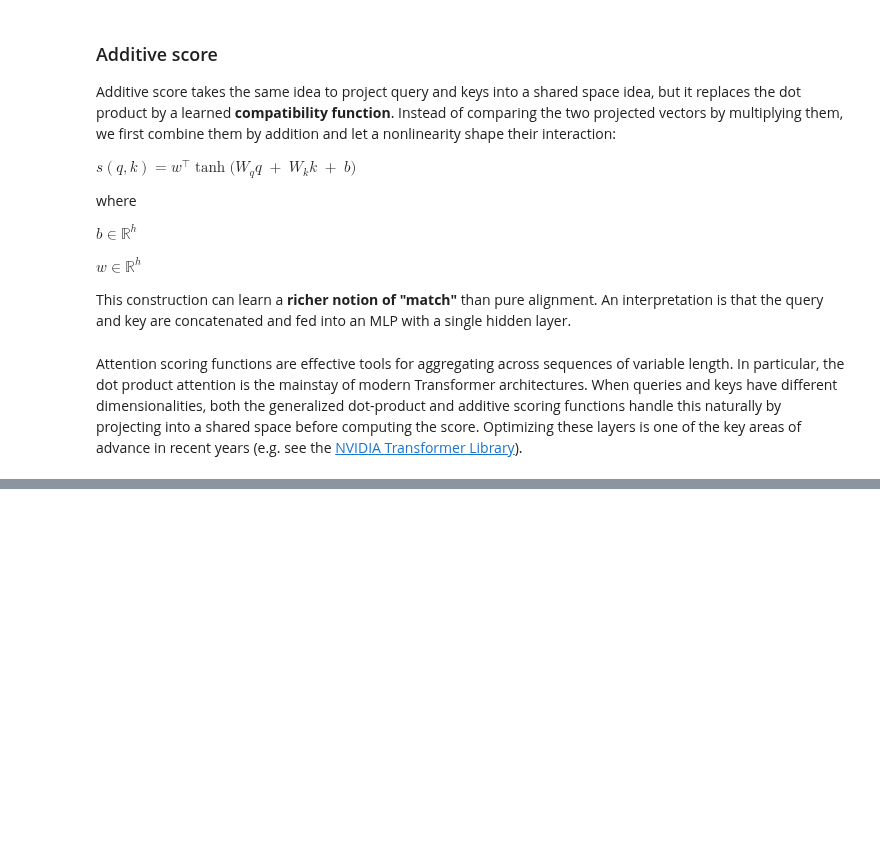
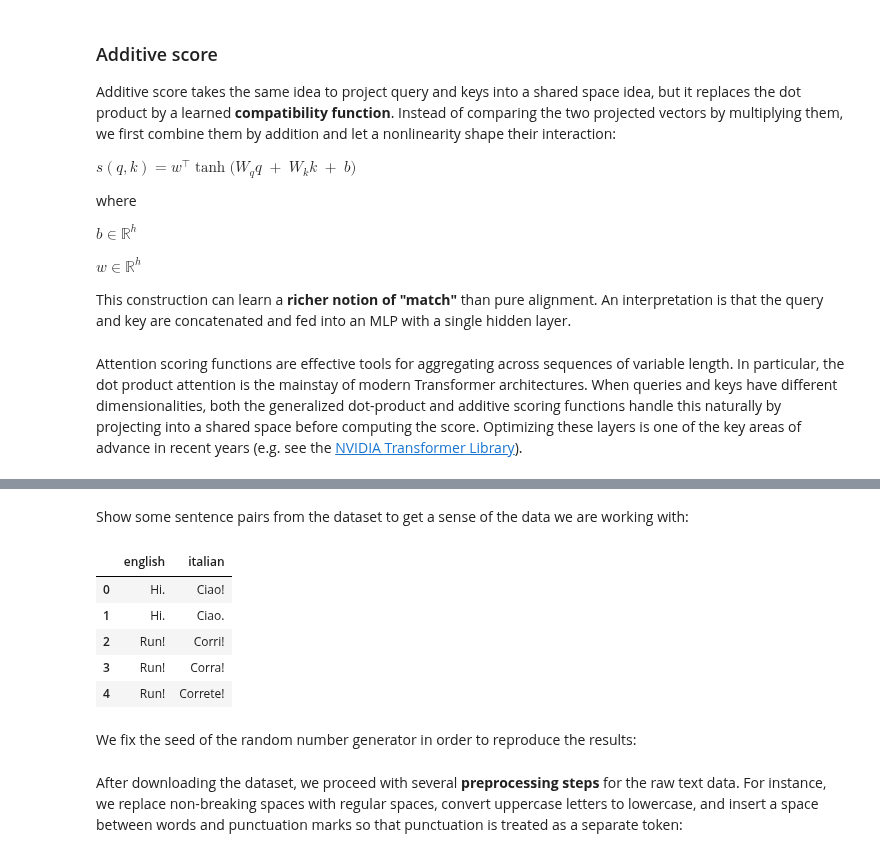
Before and after one commit to riccardoberta/machine-learning, a Jupyter notebook: 15 - Transformers/notes.ipynb, the cells around one changed output, grey strips where cells are left out. Saved outputs shown, nothing was run; the diff lists cells and outputs as text; code cells hidden in the pictures; blank space fills up the shorter version.

```diff
--- a/15 - Transformers/notes.ipynb
+++ b/15 - Transformers/notes.ipynb
@@ -378,0 +412,19 @@ Recall Fig. 10.7.2 which we repeat (Fig. 11.4.1) with some additional detail. Co
+# %%
+import pandas as pd
+
+# Load the English–Italian sentence pairs into a Pandas DataFrame
+eng_ita = pd.read_csv("./data/ita.txt", sep="\t", header=None,
+                   names=["english", "italian", "attribution"],
+                   encoding="utf-8")
+
+# Drop the attribution column (CC-BY licence metadata, not needed for training)
+eng_ita = eng_ita.drop("attribution", axis=1)
+
+# Drop duplicate pairs
+eng_ita = eng_ita.drop_duplicates()
+
+# Reset index after deduplication
+eng_ita = eng_ita.reset_index(drop=True)
+
+# Show some statistics about the dataset
+eng_ita.info()
@@ -378,0 +441,13 @@ Recall Fig. 10.7.2 which we repeat (Fig. 11.4.1) with some additional detail. Co
+# %% [markdown]
+Show some sentence pairs from the dataset to get a sense of the data we are working with:
+# %%
+eng_ita.head()
+# %% [output]
+|  | english | italian |
+| 0 | Hi. | Ciao! |
+| 1 | Hi. | Ciao. |
+| 2 | Run! | Corri! |
+| 3 | Run! | Corra! |
+| 4 | Run! | Correte! |
+# %% [markdown]
+We fix the seed of the random number generator in order to reproduce the results:
@@ -378,0 +465,2 @@ Recall Fig. 10.7.2 which we repeat (Fig. 11.4.1) with some additional detail. Co
+# %% [markdown]
+After downloading the dataset, we proceed with several **preprocessing steps** for the raw text data. For instance, we replace non-breaking spaces with regular spaces, convert uppercase letters to lowercase, and insert a space between words and punctuation marks so that punctuation is treated as a separate token:
```
Also changed, not shown: parts of 65 cells of this notebook, 46 other files.
